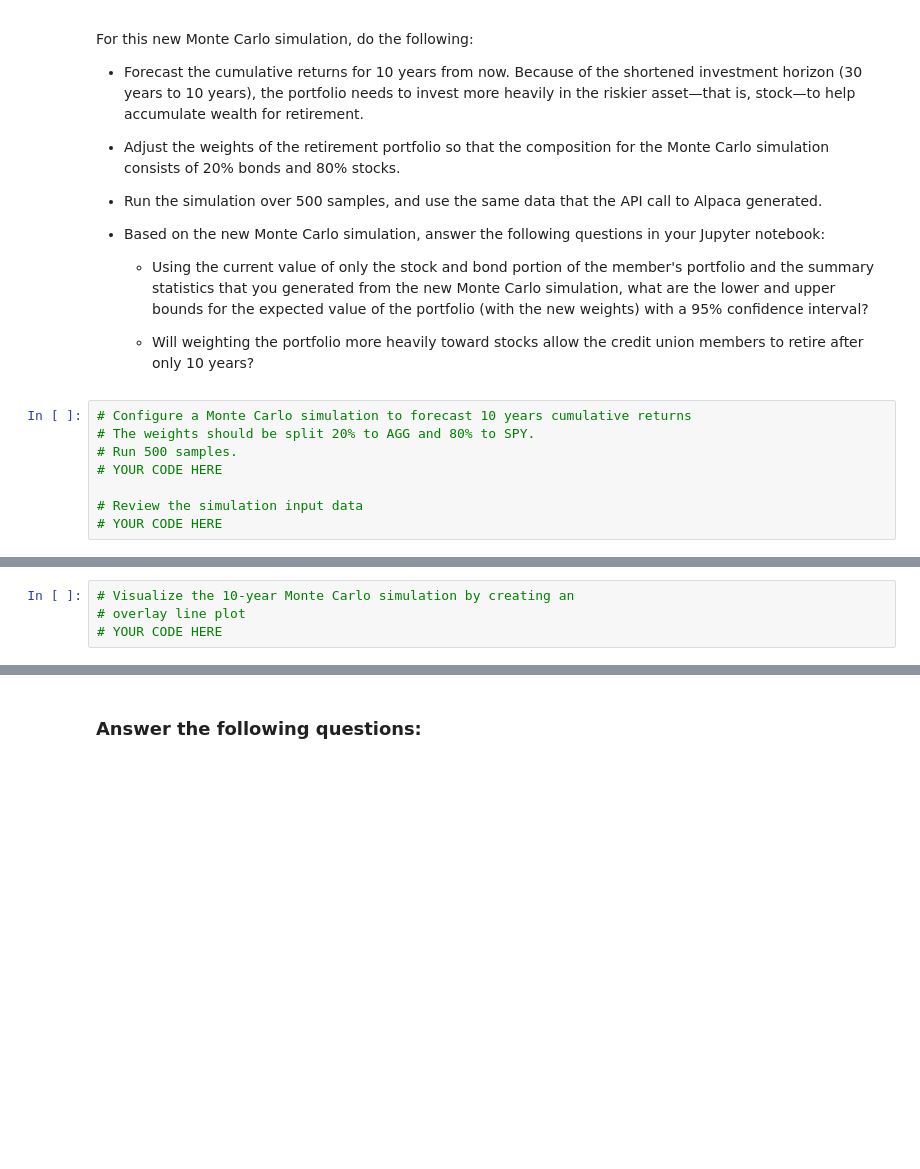
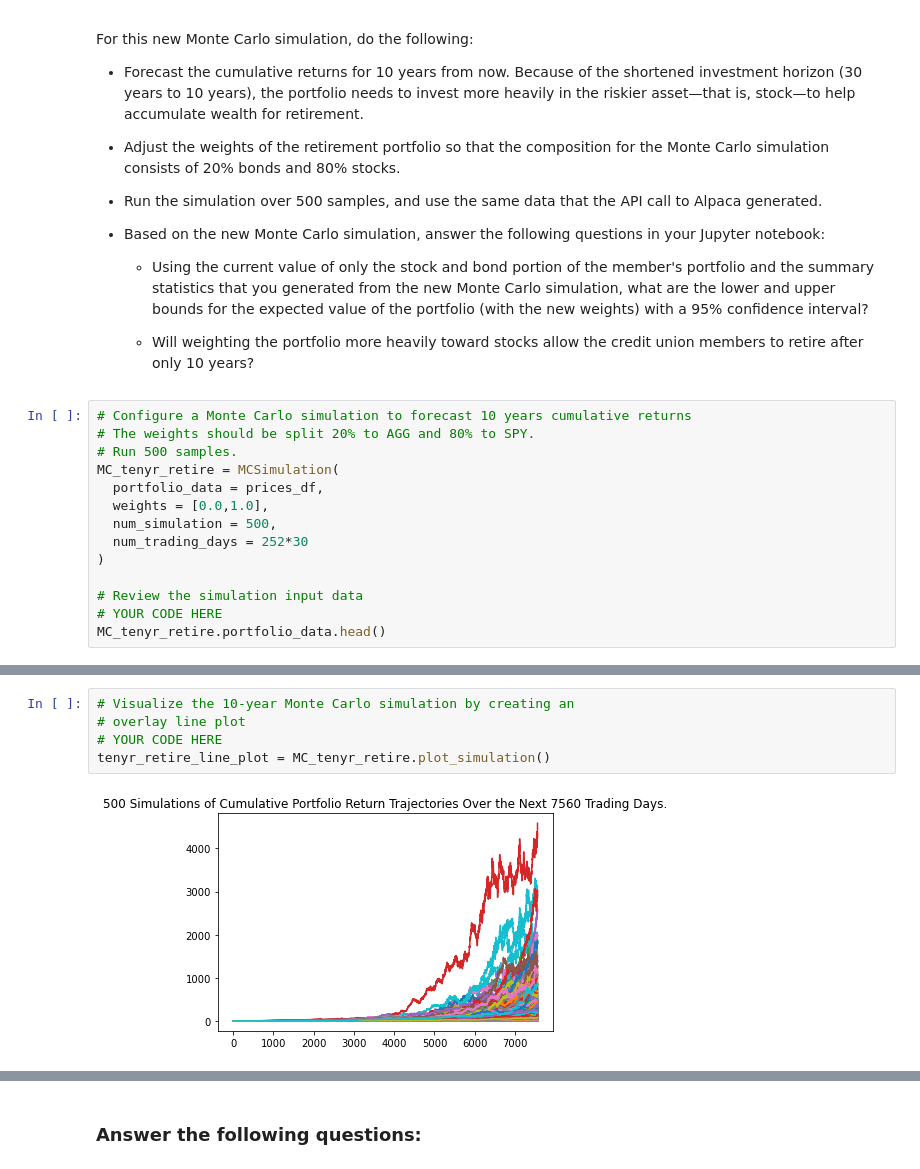
Before and after one commit to paragmb/Financial-Planner-using-Monte-Carlo-Simulations, a Jupyter notebook: financial_planning_tools.ipynb, the cells around one changed output, grey strips where cells are left out. Cells and saved outputs as stored; diff of their text form; blank space fills up the shorter version.

```diff
--- a/financial_planning_tools.ipynb
+++ b/financial_planning_tools.ipynb
@@ -635,7 +635,13 @@ For this new Monte Carlo simulation, do the following:
 # Configure a Monte Carlo simulation to forecast 10 years cumulative returns
 # The weights should be split 20% to AGG and 80% to SPY.
 # Run 500 samples.
-# YOUR CODE HERE
+MC_tenyr_retire = MCSimulation(
+  portfolio_data = prices_df,
+  weights = [0.0,1.0],
+  num_simulation = 500,
+  num_trading_days = 252*30
+)
 
 # Review the simulation input data
 # YOUR CODE HERE
+MC_tenyr_retire.portfolio_data.head()
@@ -645,7 +703,10 @@ For this new Monte Carlo simulation, do the following:
 # %%
 # Visualize the 10-year Monte Carlo simulation by creating an
 # overlay line plot
 # YOUR CODE HERE
+tenyr_retire_line_plot = MC_tenyr_retire.plot_simulation()
+# %% [output]
+[figure, added]
 # %%
 # Visualize the probability distribution of the 10-year Monte Carlo simulation
 # by plotting a histogram
```
Also changed, not shown: parts of 21 cells of this notebook.
